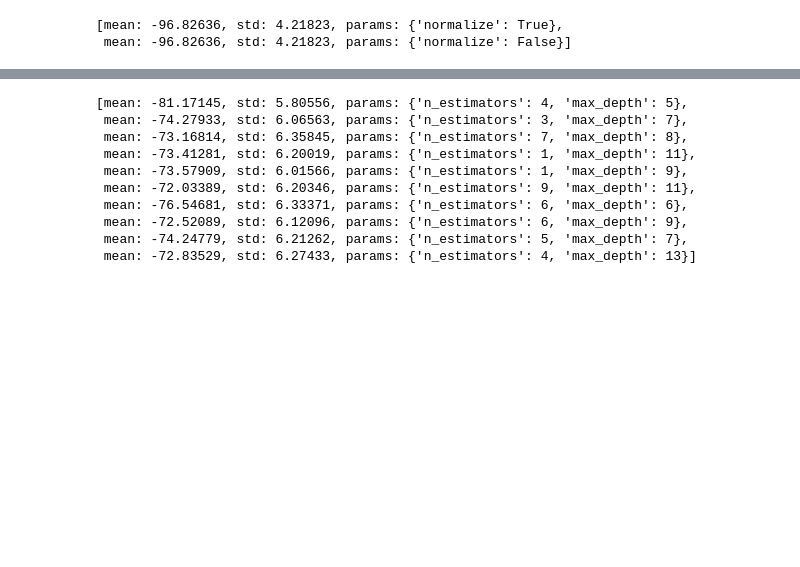
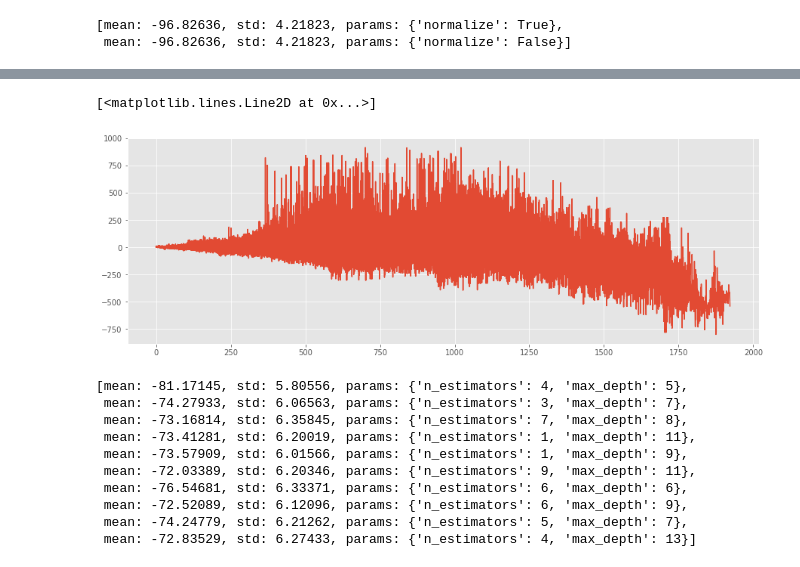
Before and after one commit to jank324/ais-predictor, a Jupyter notebook: data/filter ROT-HAM data.ipynb, the cells around one changed output, grey strips where cells are left out. Cells and saved outputs as stored; diff of their text form; code cells hidden in the pictures; blank space fills up the shorter version.

```diff
--- a/data/filter ROT-HAM data.ipynb
+++ b/data/filter ROT-HAM data.ipynb
@@ -285,0 +284,12 @@ knn_best = KNeighborsRegressor()
+# %%
+knn_best = KNeighborsRegressor(n_neighbors = 60, weights = 'distance')
+knn_best.fit(X_train, y_train)
+
+knn_predicts = knn_best.predict(X_test)
+# %%
+knn_predicts_diffs = knn_predicts - y_test
+# %%
+knn_predicts_frame = pd.DataFrame({'correct': y_test, 'knn_predicted': knn_predicts, 'diff': knn_predicts_diffs})
+knn_predicts_frame['abs_error'] = knn_predicts_frame['diff'].transform(lambda x: abs(x))
+knn_predicts_frame = knn_predicts_frame.sort_values('correct')
+knn_predicts_frame['abs_error'].describe()
@@ -286,3 +306,9 @@ knn_best = KNeighborsRegressor()
+# %%
+plt.figure(figsize = (15, 5))
+plt.plot(knn_predicts_frame['correct'], knn_predicts_frame['diff'])
+# %% [output]
+[<matplotlib.lines.Line2D at 0x...>]
+[figure, added]
 # %%
 from sklearn.ensemble import RandomForestRegressor
 
```
Also changed, not shown: parts of 3 cells of this notebook.
